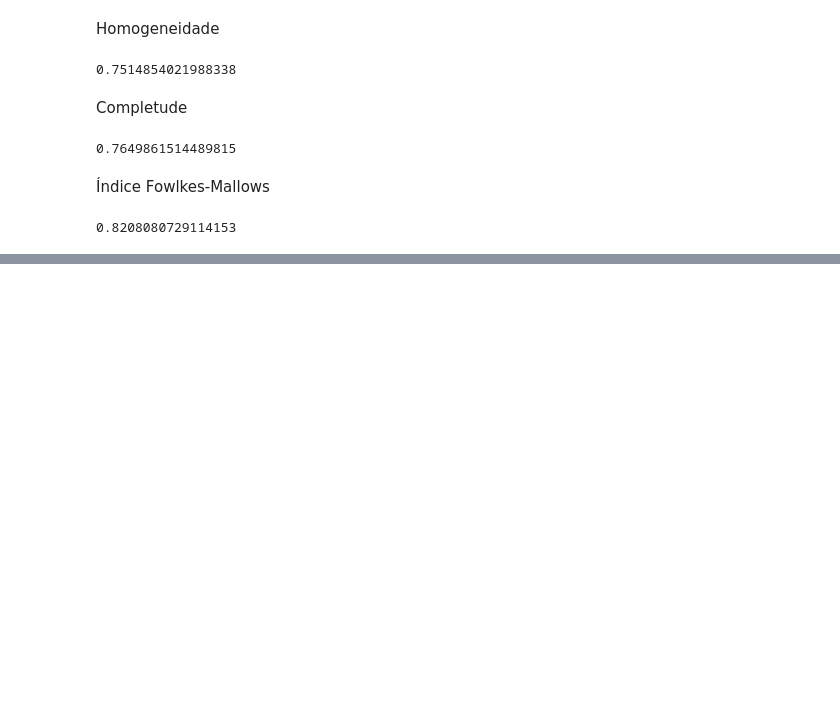
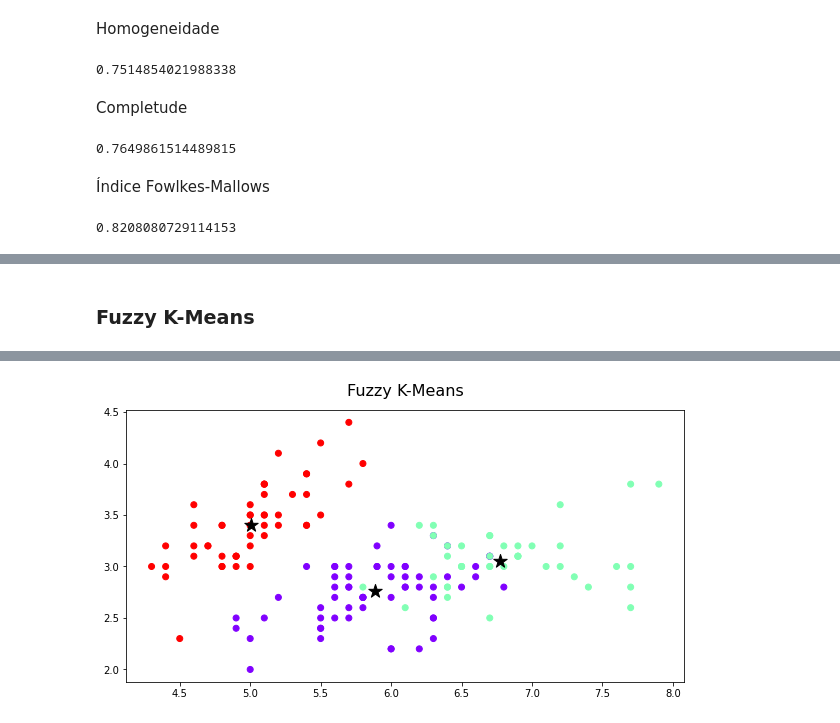
Before and after one commit to LilianeAquino/introducao_mineracao_de_dados, a Jupyter notebook: 04_analise_de_grupos.ipynb, the cells around one changed output, grey strips where cells are left out. Drawn from its saved outputs; the diff is of its cells as text; code cells hidden in the pictures; blank space fills up the shorter version.

```diff
--- a/04_analise_de_grupos.ipynb
+++ b/04_analise_de_grupos.ipynb
@@ -208,0 +242,15 @@ fowlkes_mallows_score(y, labels)
+# %% [markdown]
+### Fuzzy K-Means
+# %%
+from fcmeans import FCM
+
+fcm = FCM(n_clusters=3)
+fcm.fit(dados_copy)
+fcm_labels = fcm.predict(dados_copy)
+
+plt.figure(figsize=(10, 5))
+plt.title('Fuzzy K-Means', fontsize=16, y=1.03)
+plt.scatter(dados_copy[:, 0], dados_copy[:, 1], c=fcm_labels, cmap='rainbow')
+plt.scatter(fcm.centers[:, 0], fcm.centers[:, 1], s=200, c='k', marker='*')
+plt.show()
+# %% [output]
@@ -208,0 +258 @@ fowlkes_mallows_score(y, labels)
+[figure, added]
```
Also changed, not shown: parts of 13 cells of this notebook.
